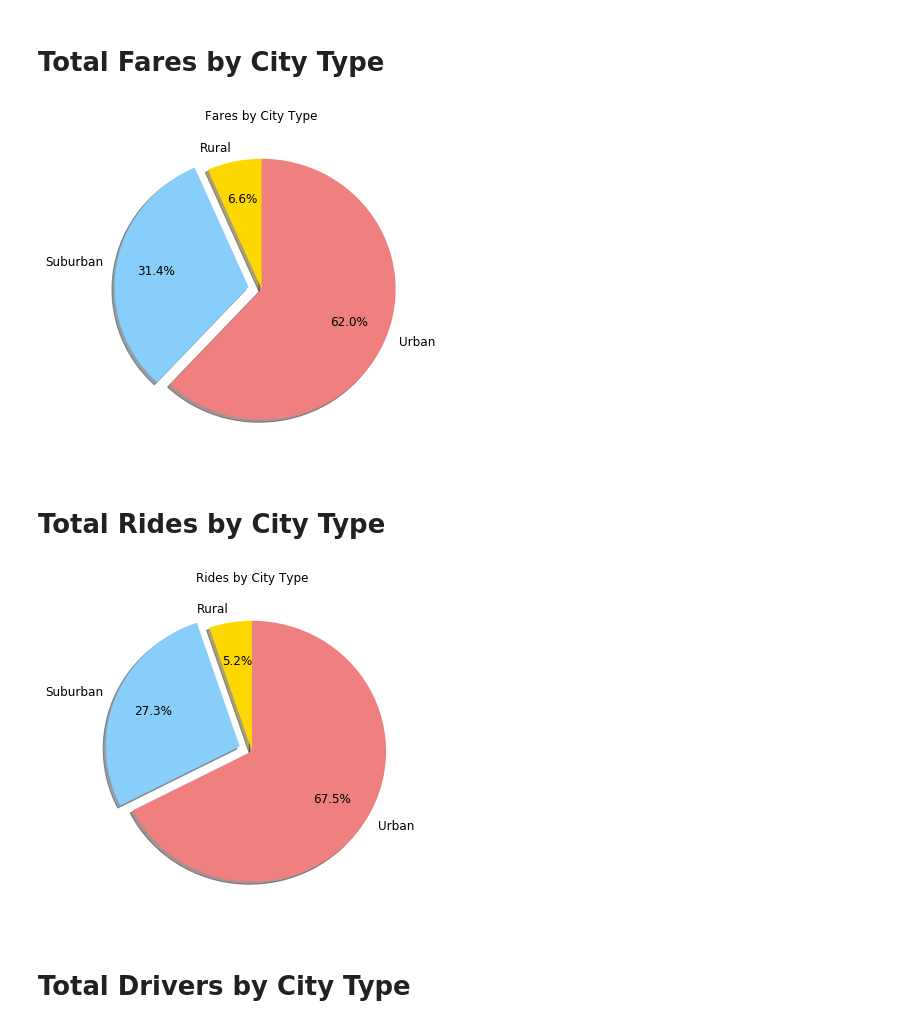
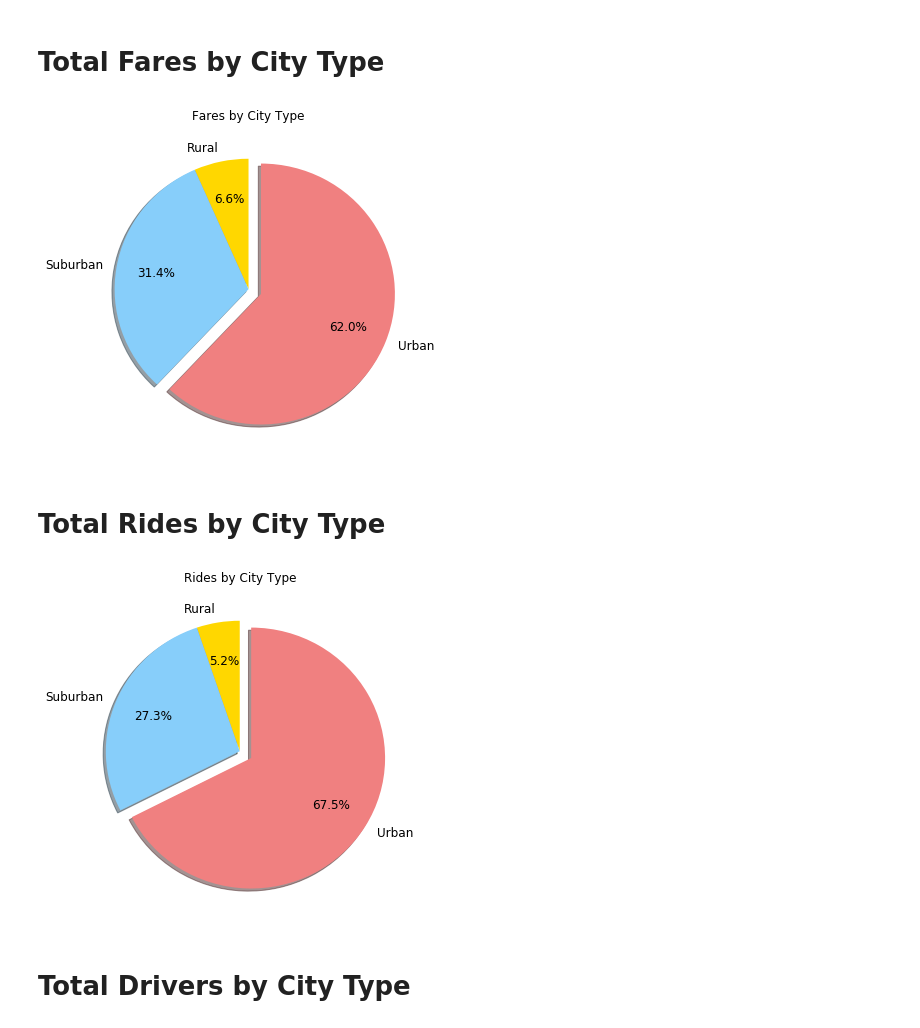
Before and after one commit to spencerrand/Ride-Sharing-Analysis, a Jupyter notebook: main.ipynb, the cells around one changed output. Saved outputs shown, nothing was run; the diff lists cells and outputs as text; code cells hidden in the pictures.

```diff
--- a/main.ipynb
+++ b/main.ipynb
@@ -111,26 +110,28 @@ dtype: int64
 # %%
 # This section displays a pie chart of fares by city type
 
 # Group the combined dataframe by type
 type_group = combined_df.groupby("type")
 
 # Sum up fares by type
 fare_total_by_type = type_group["fare"].sum()
 
 pie_colors = ["gold", "lightskyblue","lightcoral"]
-pie_explode = (0,0.1,0)
+pie_explode = (0,0,0.1)
 
 # Create a pie chart based upon the trip duration of that single bike
 fare_pie = fare_total_by_type.plot(kind="pie", explode=pie_explode, colors=pie_colors, title="Fares by City Type",
                                   startangle=90, shadow=True, autopct='%1.1f%%', figsize=(6, 6), fontsize=12,
                                   pctdistance=0.7)
 
 # Remove label on y axis
 fare_pie.set_ylabel('')
 
 plt.show()
+
+#fare_pie.
 # %% [output]
-[figure, old version]
+[figure, new version]
 # %% [markdown]
 <h1>Total Rides by City Type</h1>
 # %%
@@ -149,7 +150,7 @@ ride_pie.set_ylabel('')
 
 plt.show()
 # %% [output]
-[figure, old version]
+[figure, new version]
 # %% [markdown]
 <h1>Total Drivers by City Type</h1>
 # %%
```
Also changed, not shown: parts of 2 cells of this notebook.
